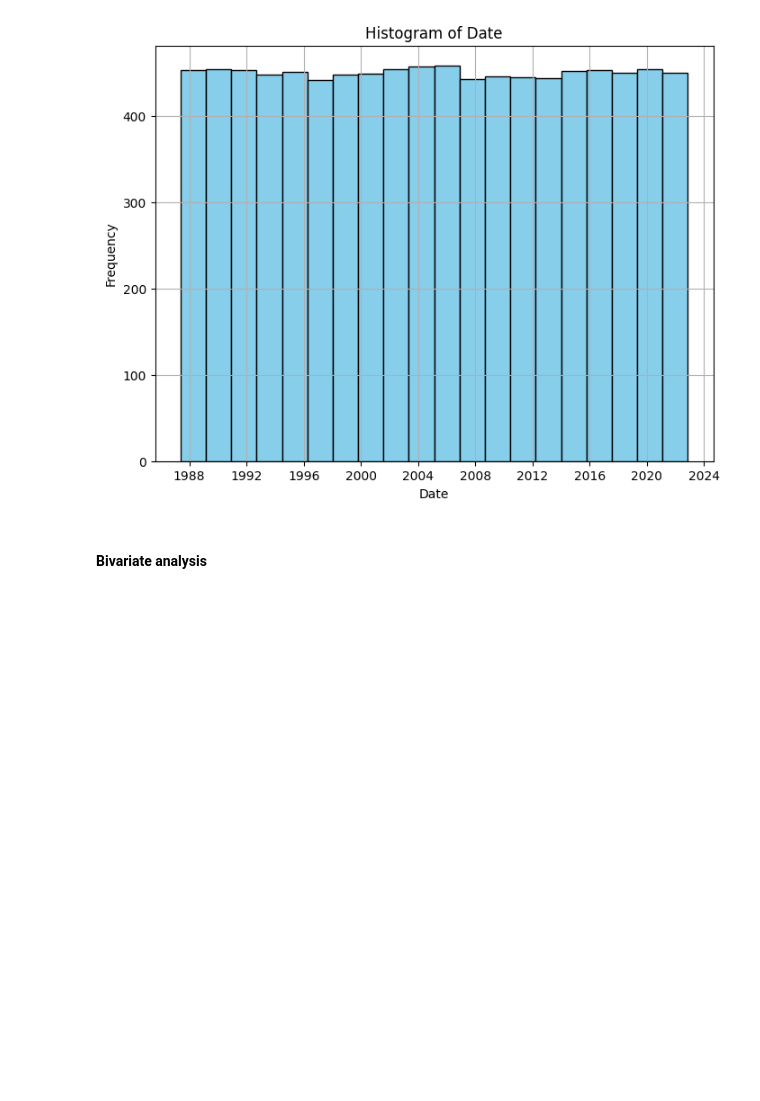
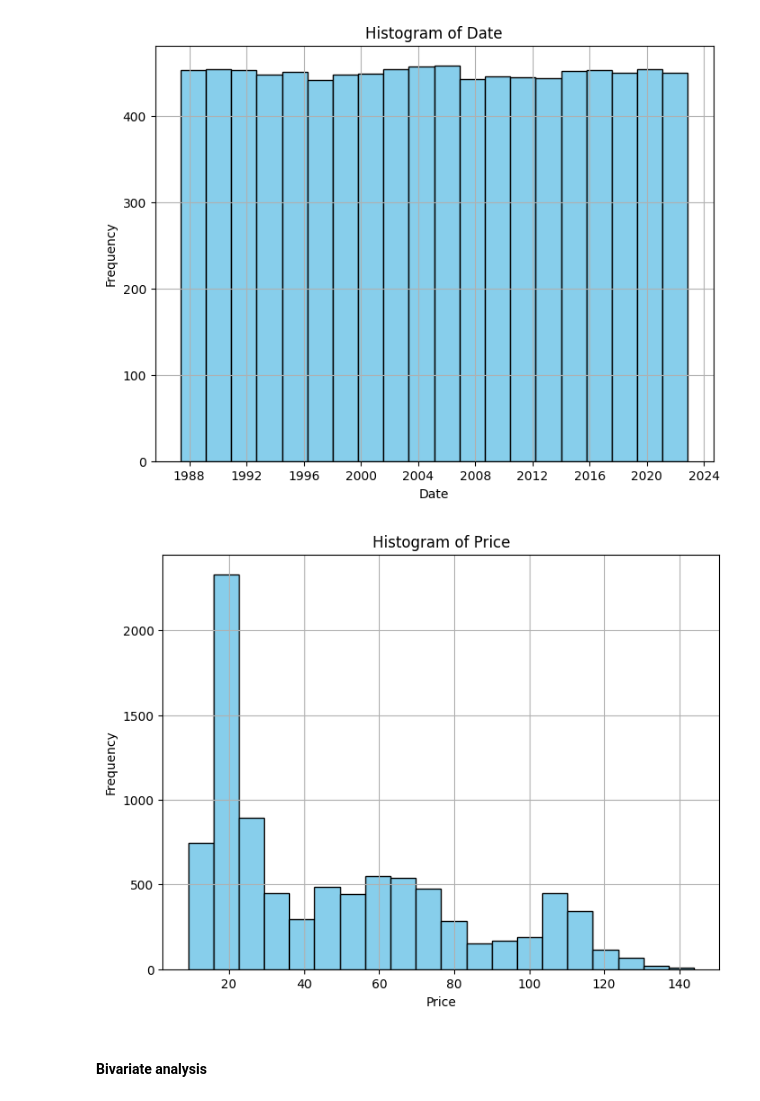
Before and after one commit to abrahamshimelis/birhan-energies, a Jupyter notebook: notebooks/brent_oil_prices_analysis.ipynb, the cells around one changed output. Saved outputs shown, nothing was run; the diff lists cells and outputs as text; code cells hidden in the pictures; blank space fills up the shorter version.

```diff
--- a/notebooks/brent_oil_prices_analysis.ipynb
+++ b/notebooks/brent_oil_prices_analysis.ipynb
@@ -102,6 +104,10 @@ Price:
 plot_histogram(df, 'Date')
 # %% [output]
 [figure]
+# %%
+plot_histogram(df, 'Price')
+# %% [output]
+[figure, added]
 # %% [markdown]
 #### Bivariate analysis
 # %%
```
Also changed, not shown: parts of 2 cells of this notebook.
